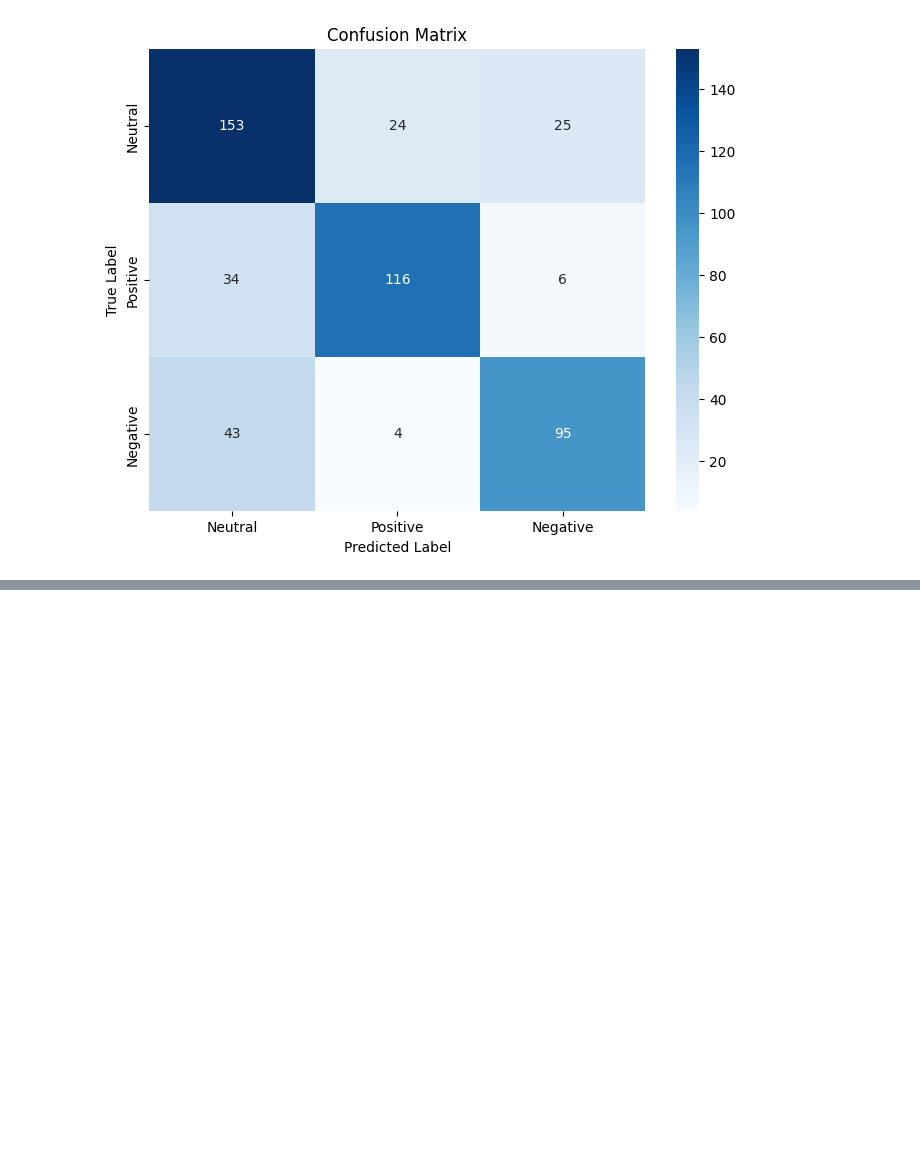
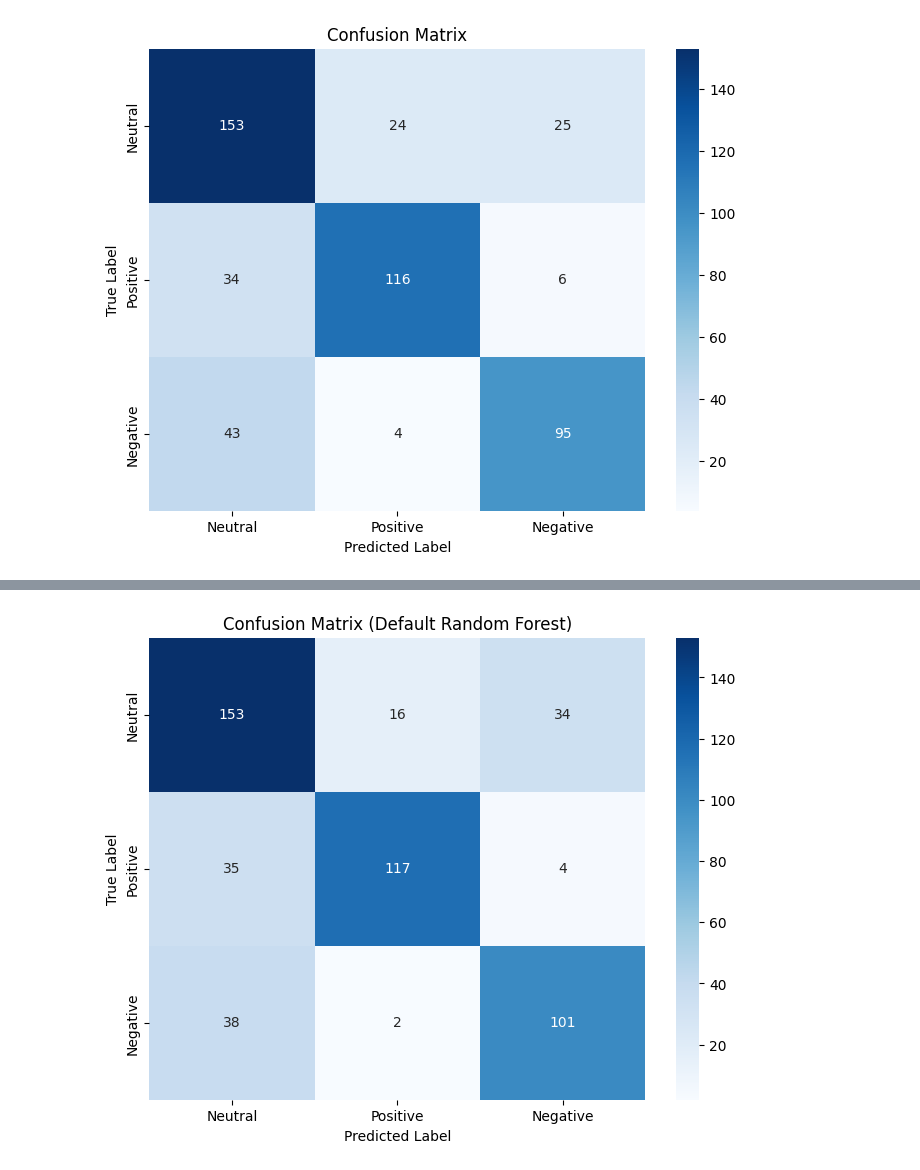
Before and after one commit to ravsssh/Amazon-Sentiment-Analysis, a Jupyter notebook: Amazon Review Sentiment Analysis.ipynb, the cells around one changed output, grey strips where cells are left out. Saved outputs shown, nothing was run; the diff lists cells and outputs as text; code cells hidden in the pictures; blank space fills up the shorter version.

```diff
--- a/Amazon Review Sentiment Analysis.ipynb
+++ b/Amazon Review Sentiment Analysis.ipynb
@@ -503,3 +503,10 @@ Classification Report:
    macro avg       0.74      0.72      0.73       500
 weighted avg       0.73      0.73      0.73       500
 [figure]
+# %%
+from sklearn.ensemble import RandomForestClassifier
+
+rf_def2 = RandomForestClassifier()
+rf_def2.fit(cls_x_train,y_train_le)
+rf_hy2 = RandomForestClassifier(n_estimators=200, max_depth=60, min_samples_split=11, min_samples_leaf=1,max_features='sqrt', bootstrap=False)
+rf_hy2.fit(cls_x_train,y_train_le)
@@ -505,0 +516,3 @@ weighted avg       0.73      0.73      0.73       500
+# %%
+rf_def_pred = rf_def2.predict(cls_x_test)
+accuracy_score(y_test_le, rf_def_pred)
@@ -505,0 +521,3 @@ weighted avg       0.73      0.73      0.73       500
+# %%
+rf_hy_pred = rf_hy2.predict(cls_x_test)
+accuracy_score(y_test_le, rf_hy_pred)
@@ -505,0 +526,68 @@ weighted avg       0.73      0.73      0.73       500
+# %%
+import matplotlib.pyplot as plt
+import seaborn as sns
+from sklearn.metrics import confusion_matrix, classification_report, accuracy_score
+import numpy as np
+
+# Assuming y_test_le is your one-hot encoded test labels
+# Convert y_test_le to single labels if you haven't already
+y_test_single_label = np.argmax(y_test_le, axis=1)
+
+# --- Visualize results for rf_def2 (Default Random Forest) ---
+
+print("--- Results for Default Random Forest (rf_def2) ---")
+
+# Ensure rf_def_pred is in single-label format
+if rf_def_pred.ndim > 1: # Check if it's not already single-label
+    rf_def_pred_single_label = np.argmax(rf_def_pred, axis=1)
+else:
+    rf_def_pred_single_label = rf_def_pred # It's already single-label
+
+# Calculate accuracy, classification report, and confusion matrix
+def_accuracy = accuracy_score(y_test_single_label, rf_def_pred_single_label)
+print(f"Test Accuracy (Default RF): {def_accuracy:.4f}")
+print("\nClassification Report (Default RF):")
+print(classification_report(y_test_single_label, rf_def_pred_single_label))
+
+# Create and plot confusion matrix
+cm_def = confusion_matrix(y_test_single_label, rf_def_pred_single_label)
+class_labels = ['Neutral', 'Positive', 'Negative'] # Define class labels
+
+plt.figure(figsize=(8, 6))
+sns.heatmap(cm_def, annot=True, fmt='d', cmap='Blues',
+            xticklabels=class_labels,
+            yticklabels=class_labels)
+plt.xlabel('Predicted Label')
+plt.ylabel('True Label')
+plt.title('Confusion Matrix (Default Random Forest)')
+plt.show()
+
+
+# --- Visualize results for rf_hy2 (Hyperparameter Tuned Random Forest) ---
+
+print("\n--- Results for Hyperparameter Tuned Random Forest (rf_hy2) ---")
+
+# Ensure rf_hy_pred is in single-label format
+if rf_hy_pred.ndim > 1: # Check if it's not already single-label
+    rf_hy_pred_single_label = np.argmax(rf_hy_pred, axis=1)
+else:
+    rf_hy_pred_single_label = rf_hy_pred # It's already single-label
+
+# Calculate accuracy, classification report, and confusion matrix
+hy_accuracy = accuracy_score(y_test_single_label, rf_hy_pred_single_label)
+print(f"Test Accuracy (Tuned RF): {hy_accuracy:.4f}")
+print("\nClassification Report (Tuned RF):")
+print(classification_report(y_test_single_label, rf_hy_pred_single_label))
+
+# Create and plot confusion matrix
+cm_hy = confusion_matrix(y_test_single_label, rf_hy_pred_single_label)
+
+plt.figure(figsize=(8, 6))
+sns.heatmap(cm_hy, annot=True, fmt='d', cmap='Blues',
+            xticklabels=class_labels,
+            yticklabels=class_labels)
+plt.xlabel('Predicted Label')
+plt.ylabel('True Label')
+plt.title('Confusion Matrix (Tuned Random Forest)')
+plt.show()
+# %% [output]
@@ -505,0 +607 @@ weighted avg       0.73      0.73      0.73       500
+[figure, added]
```
Also changed, not shown: parts of 4 cells of this notebook.
